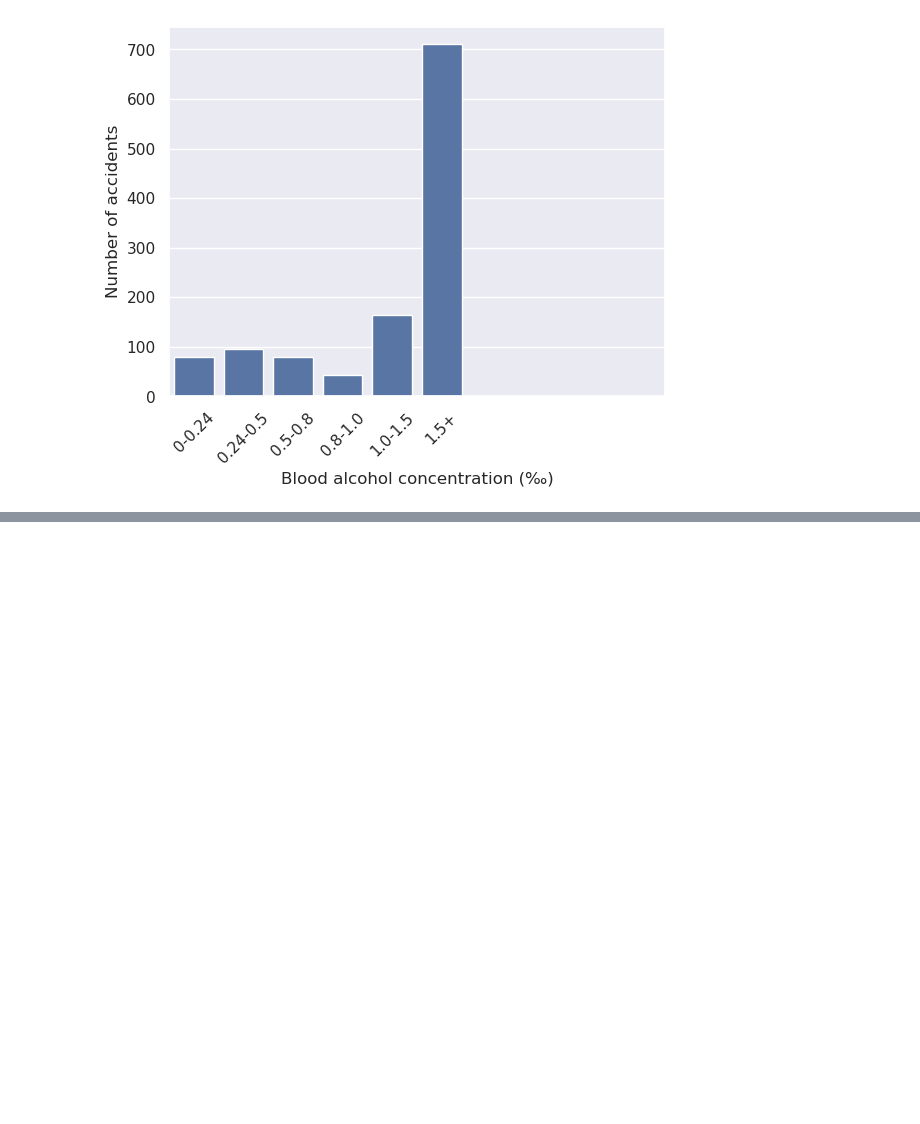
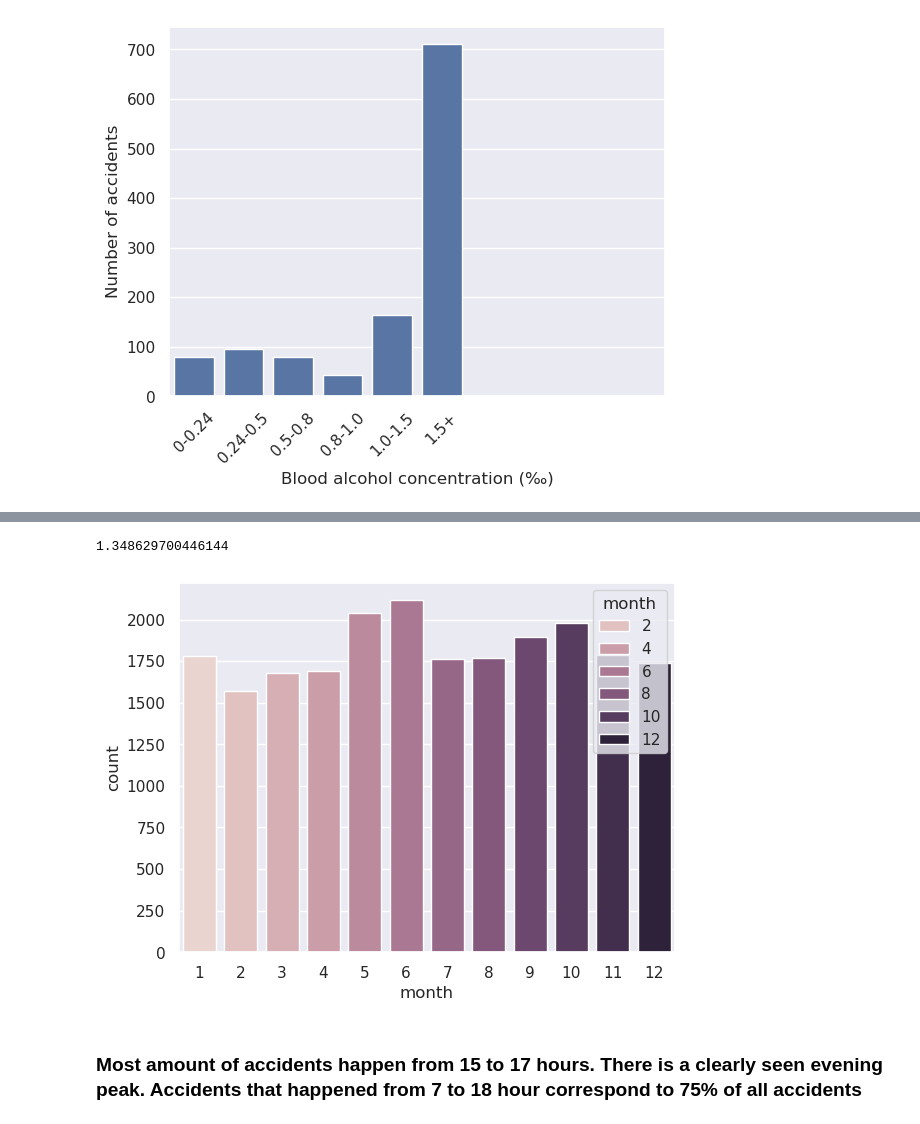
Before and after one commit to MwahMallah/EDA_trafic_accidents, a Jupyter notebook: eda.ipynb, the cells around one changed output, grey strips where cells are left out. Cells and saved outputs as stored; diff of their text form; code cells hidden in the pictures; blank space fills up the shorter version.

```diff
--- a/eda.ipynb
+++ b/eda.ipynb
@@ -250,0 +292,14 @@ ax.set_xticklabels(
+# %%
+print(accidents_by_month.iloc[0] / accidents_by_month.iloc[-1])
+# %% [output]
+1.348629700446144
+# %%
+ax = sns.countplot(
+    data=df,
+    x="month",
+    hue="month"
+)
+# %% [output]
+[figure, added]
+# %% [markdown]
+### Most amount of accidents happen from 15 to 17 hours. There is a clearly seen evening peak. Accidents that happened from 7 to 18 hour correspond to 75% of all accidents
```
Also changed, not shown: parts of 49 cells of this notebook, 1 other file.
